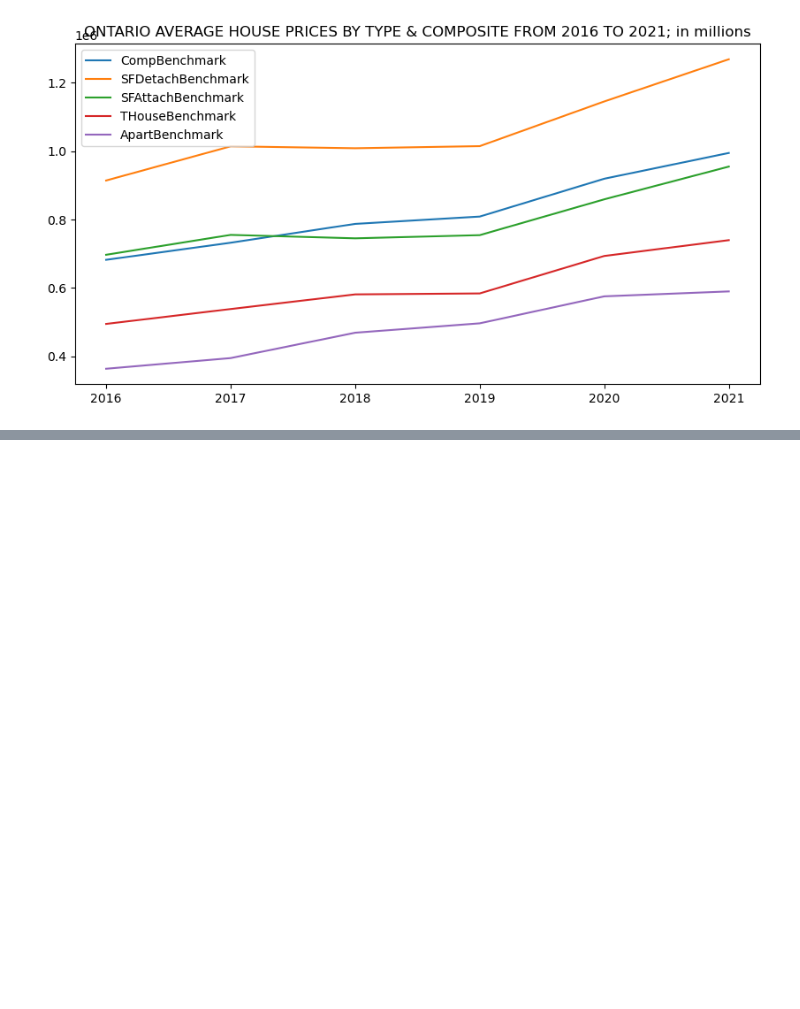
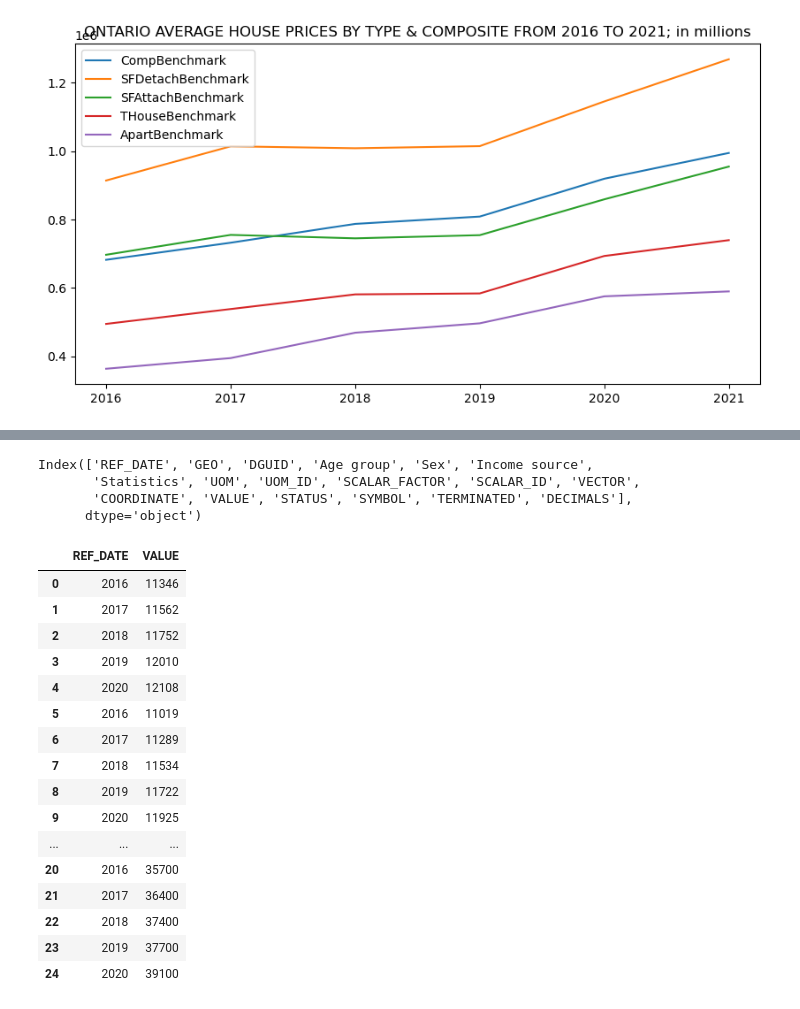
Before and after one commit to ycolagelo/Ontario-Housing-Project, a Jupyter notebook: Kaggle MLS Data.ipynb, the cells around one changed output, grey strips where cells are left out. Drawn from its saved outputs; the diff is of its cells as text; code cells hidden in the pictures; blank space fills up the shorter version.

```diff
--- a/Kaggle MLS Data.ipynb
+++ b/Kaggle MLS Data.ipynb
@@ -537,0 +552,29 @@ transposed_data.plot(use_index = True, y = np.array(['CompBenchmark', 'SFDetachB
+# %%
+income_data_df.columns
+# %% [output]
+Index(['REF_DATE', 'GEO', 'DGUID', 'Age group', 'Sex', 'Income source',
+       'Statistics', 'UOM', 'UOM_ID', 'SCALAR_FACTOR', 'SCALAR_ID', 'VECTOR',
+       'COORDINATE', 'VALUE', 'STATUS', 'SYMBOL', 'TERMINATED', 'DECIMALS'],
+      dtype='object')
+# %%
+income_data_df = income_data_df[["REF_DATE", "VALUE"]]
+# %%
+income_data_df
+# %% [output]
+|  | REF_DATE | VALUE |
+| 0 | 2016 | 11346 |
+| 1 | 2017 | 11562 |
+| 2 | 2018 | 11752 |
+| 3 | 2019 | 12010 |
+| 4 | 2020 | 12108 |
+| 5 | 2016 | 11019 |
+| 6 | 2017 | 11289 |
+| 7 | 2018 | 11534 |
+| 8 | 2019 | 11722 |
+| 9 | 2020 | 11925 |
+| ... | ... | ... |
+| 20 | 2016 | 35700 |
+| 21 | 2017 | 36400 |
+| 22 | 2018 | 37400 |
+| 23 | 2019 | 37700 |
+| 24 | 2020 | 39100 |
```
Also changed, not shown: parts of 2 cells of this notebook.
